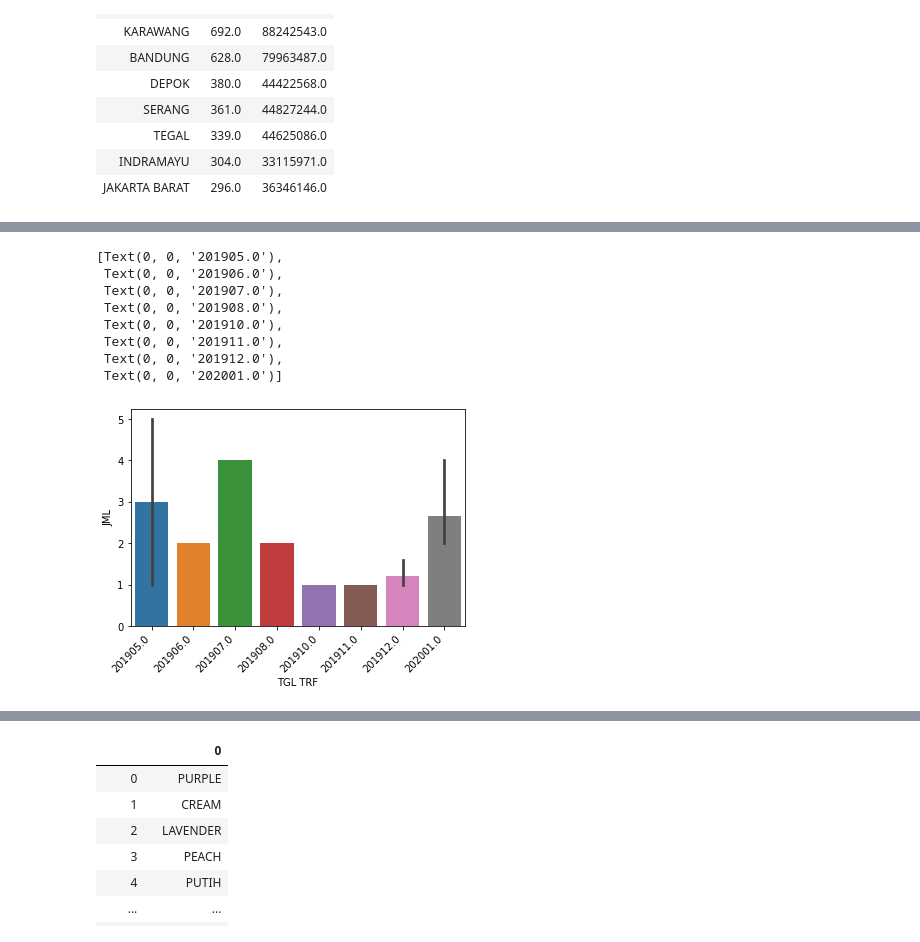
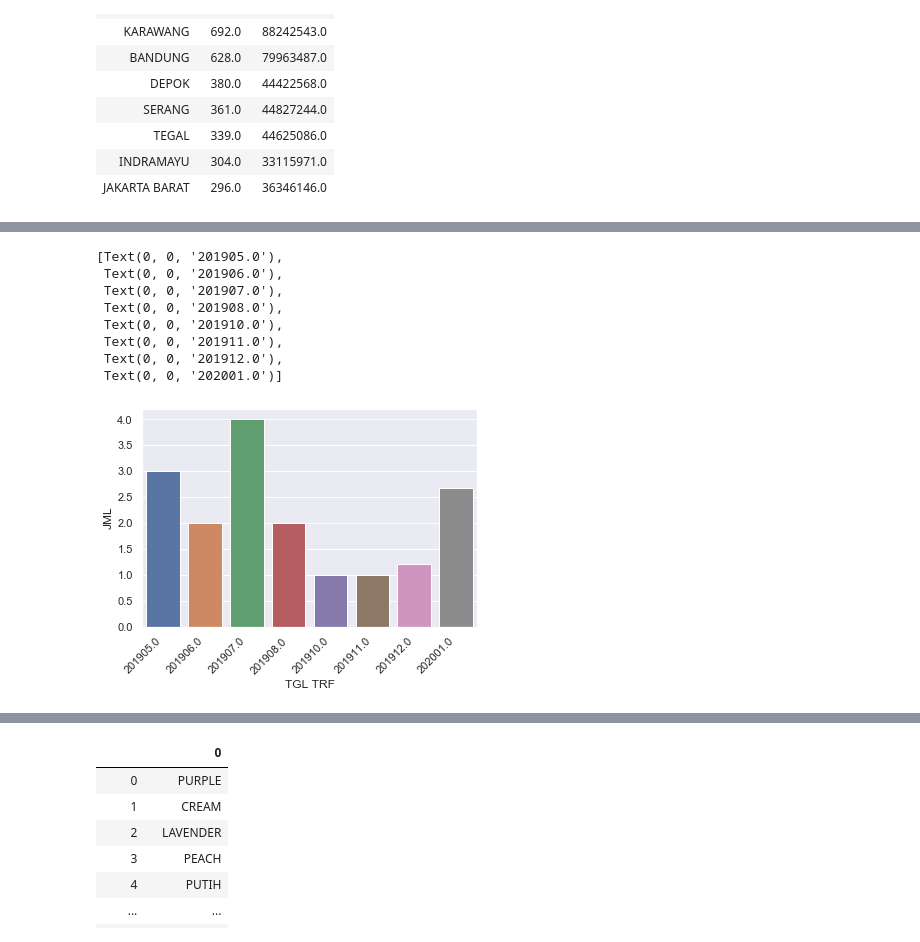
Before and after one commit to rifqisulistya/sales-analysis, a Jupyter notebook: Seikha.ipynb, the cells around one changed output, grey strips where cells are left out. Saved outputs shown, nothing was run; the diff lists cells and outputs as text; code cells hidden in the pictures.

```diff
--- a/Seikha.ipynb
+++ b/Seikha.ipynb
@@ -2,6 +2,7 @@
 import pandas as pd
 import os
 import seaborn as sns
+sns.set(style="darkgrid")
 # %% [markdown]
 **Penggabungan laporan per bulan. Masih ada kesalahan input dari kota Lamandau**
 # %%
@@ -310,14 +321,14 @@ lia = all_data[all_data['NAMA'] == 'LIA']
 # %%
-lia_chart = sns.barplot(x='TGL TRF', y='JML',data=lia)
+lia_chart = sns.barplot(x='TGL TRF', y='JML',data=lia, ci=None)
 lia_chart.set_xticklabels(lia_chart.get_xticklabels(), rotation=45, horizontalalignment='right')
 # %% [output]
 [Text(0, 0, '201905.0'),
  Text(0, 0, '201906.0'),
  Text(0, 0, '201907.0'),
  Text(0, 0, '201908.0'),
  Text(0, 0, '201910.0'),
  Text(0, 0, '201911.0'),
  Text(0, 0, '201912.0'),
  Text(0, 0, '202001.0')]
-[figure, old version]
+[figure, new version]
 # %%
```
Also changed, not shown: parts of 29 cells of this notebook, 1 other file.
